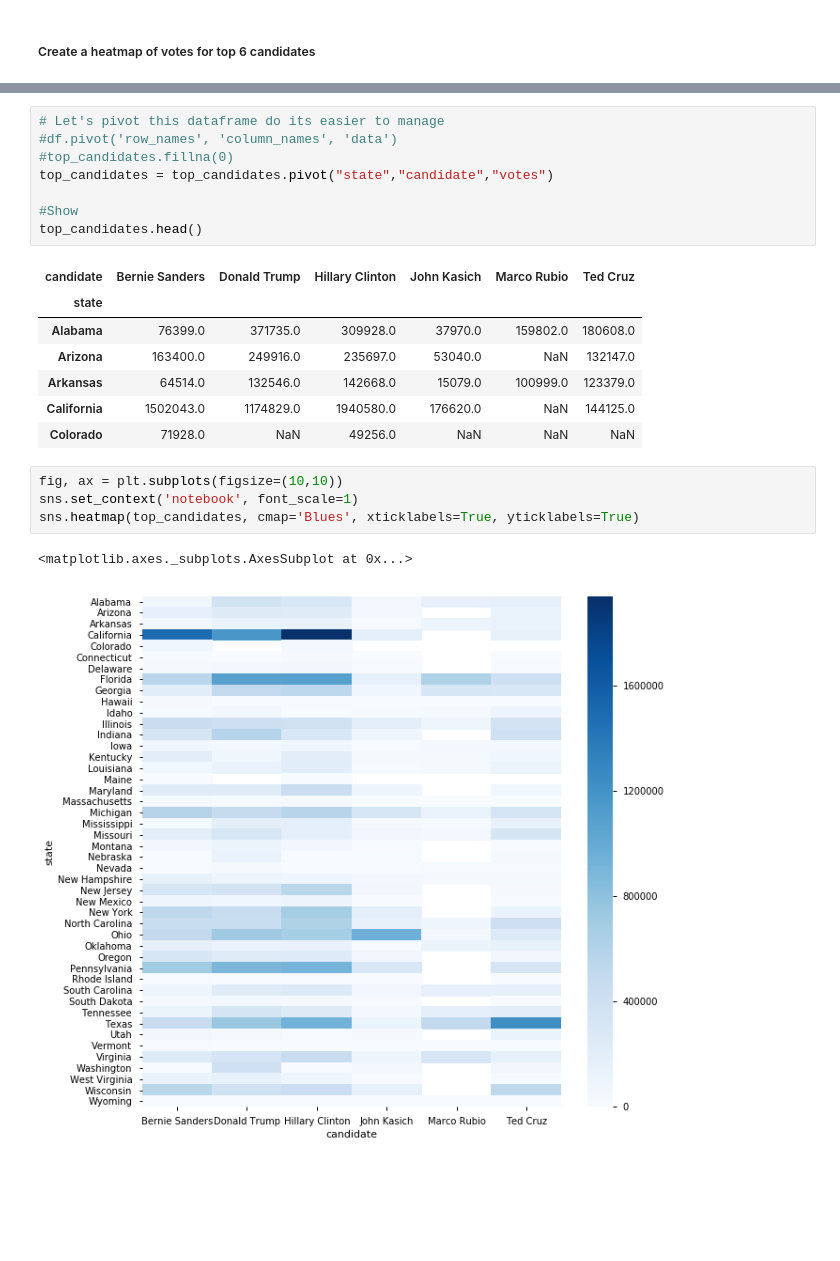
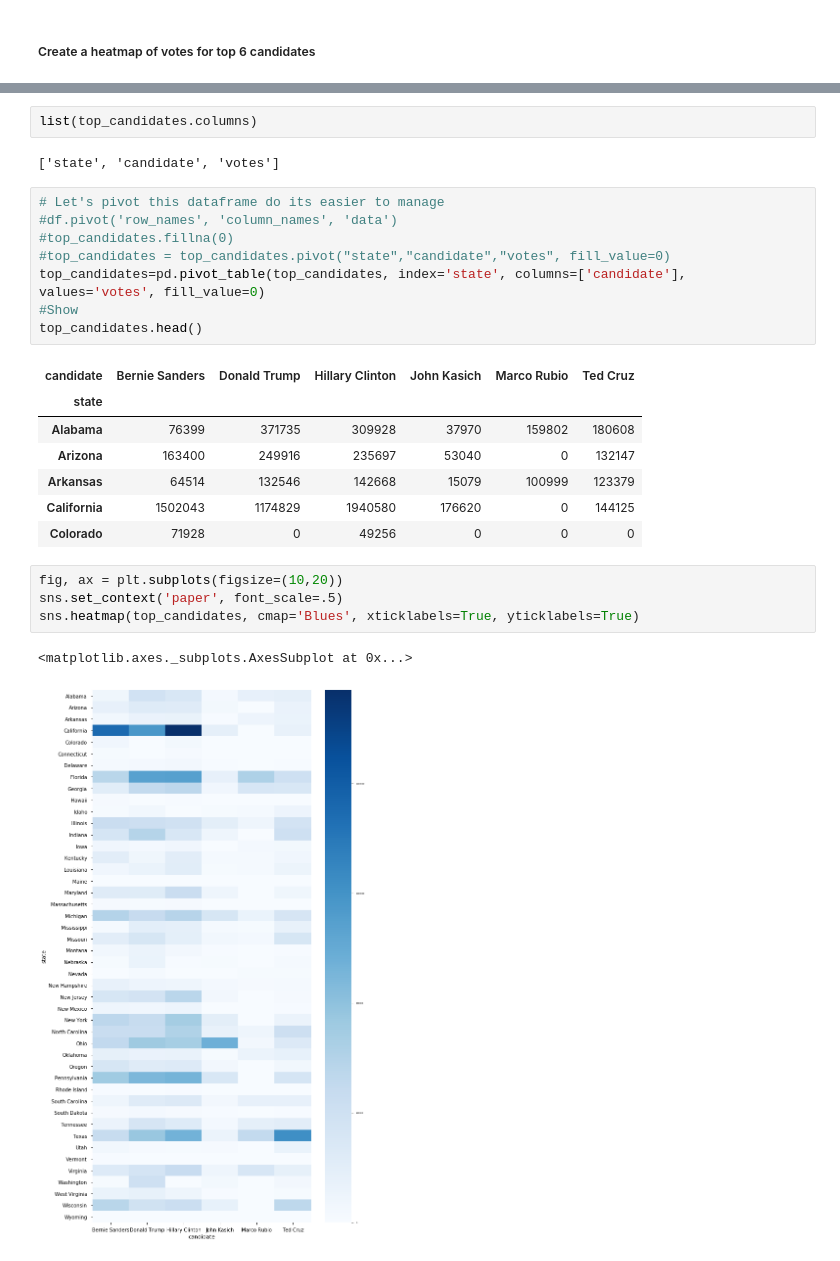
Before and after one commit to vlventure/2016_primary_election_data, a Jupyter notebook: Election_Data_2016.ipynb, the cells around one changed output, grey strips where cells are left out. Saved outputs shown, nothing was run; the diff lists cells and outputs as text; blank space fills up the shorter version.

Commit message:
Add files via upload
Final Draft of Election data analysis. Includes Heatmap and Clustermap

```diff
--- a/Election_Data_2016.ipynb
+++ b/Election_Data_2016.ipynb
@@ -232,23 +243,27 @@ top_candidates.head()
+# %%
+list(top_candidates.columns)
+# %% [output]
+['state', 'candidate', 'votes']
 # %%
 # Let's pivot this dataframe do its easier to manage
 #df.pivot('row_names', 'column_names', 'data')
 #top_candidates.fillna(0)
-top_candidates = top_candidates.pivot("state","candidate","votes")
-
+#top_candidates = top_candidates.pivot("state","candidate","votes", fill_value=0)
+top_candidates=pd.pivot_table(top_candidates, index='state', columns=['candidate'], values='votes', fill_value=0)
 #Show
 top_candidates.head()
 # %% [output]
 | candidate | Bernie Sanders | Donald Trump | Hillary Clinton | John Kasich | Marco Rubio | Ted Cruz |
 | state |  |  |  |  |  |  |
-| Alabama | 76399.0 | 371735.0 | 309928.0 | 37970.0 | 159802.0 | 180608.0 |
-| Arizona | 163400.0 | 249916.0 | 235697.0 | 53040.0 | NaN | 132147.0 |
-| Arkansas | 64514.0 | 132546.0 | 142668.0 | 15079.0 | 100999.0 | 123379.0 |
-| California | 1502043.0 | 1174829.0 | 1940580.0 | 176620.0 | NaN | 144125.0 |
-| Colorado | 71928.0 | NaN | 49256.0 | NaN | NaN | NaN |
+| Alabama | 76399 | 371735 | 309928 | 37970 | 159802 | 180608 |
+| Arizona | 163400 | 249916 | 235697 | 53040 | 0 | 132147 |
+| Arkansas | 64514 | 132546 | 142668 | 15079 | 100999 | 123379 |
+| California | 1502043 | 1174829 | 1940580 | 176620 | 0 | 144125 |
+| Colorado | 71928 | 0 | 49256 | 0 | 0 | 0 |
 # %%
-fig, ax = plt.subplots(figsize=(10,10))
-sns.set_context('notebook', font_scale=1)
+fig, ax = plt.subplots(figsize=(10,20))
+sns.set_context('paper', font_scale=.5)
 sns.heatmap(top_candidates, cmap='Blues', xticklabels=True, yticklabels=True)
 # %% [output]
 <matplotlib.axes._subplots.AxesSubplot at 0x...>
-[figure, old version]
+[figure, new version]
```
Also changed, not shown: parts of 7 cells of this notebook.
